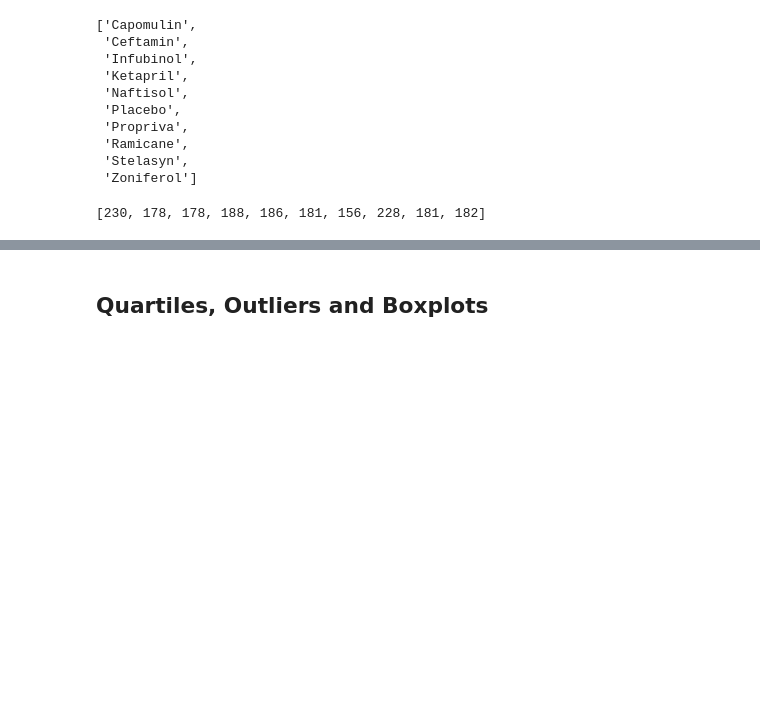
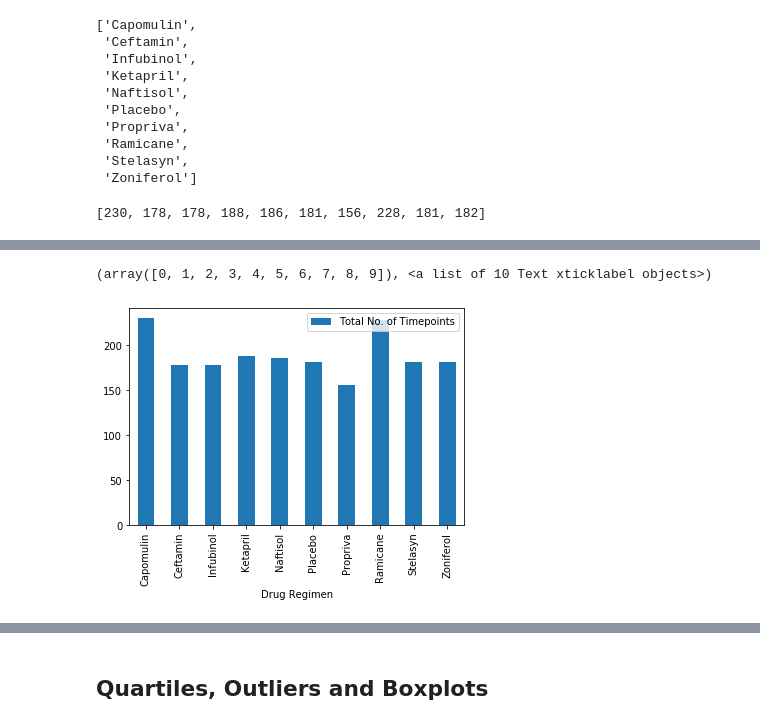
Before and after one commit to SandraBotica/module5-matplotlib, a Jupyter notebook: 5-starter-code/Pymaceuticals/pymaceuticals_starter.ipynb, the cells around one changed output, grey strips where cells are left out. Cells and saved outputs as stored; diff of their text form; code cells hidden in the pictures; blank space fills up the shorter version.

```diff
--- a/5-starter-code/Pymaceuticals/pymaceuticals_starter.ipynb
+++ b/5-starter-code/Pymaceuticals/pymaceuticals_starter.ipynb
@@ -391,0 +380,3 @@ plt.show()
+# %%
+total_timepoints_df.reset_index(inplace=True)
+total_timepoints_df
@@ -392,2 +395,9 @@ plt.show()
 # %%
-# Generate a bar plot showing the total number of timepoints for all mice tested for each drug regimen using pyplot.
+# Generate a bar plot showing the total number of timepoints for all mice tested for each drug regimen using Pandas.
+
+total_timepoints_new_df = pd.DataFrame({"Drug Regimen":total_timepoints_df["Drug Regimen"], "Total No. of Timepoints":total_timepoints_df["Timepoint"]})
+bar = total_timepoints_new_df.plot.bar(x='Drug Regimen', y='Total No. of Timepoints', rot=0)
+plt.xticks(rotation=90)
+# %% [output]
+(array([0, 1, 2, 3, 4, 5, 6, 7, 8, 9]), <a list of 10 Text xticklabel objects>)
+[figure, added]
```
Also changed, not shown: parts of 15 cells of this notebook, 3 other files.
